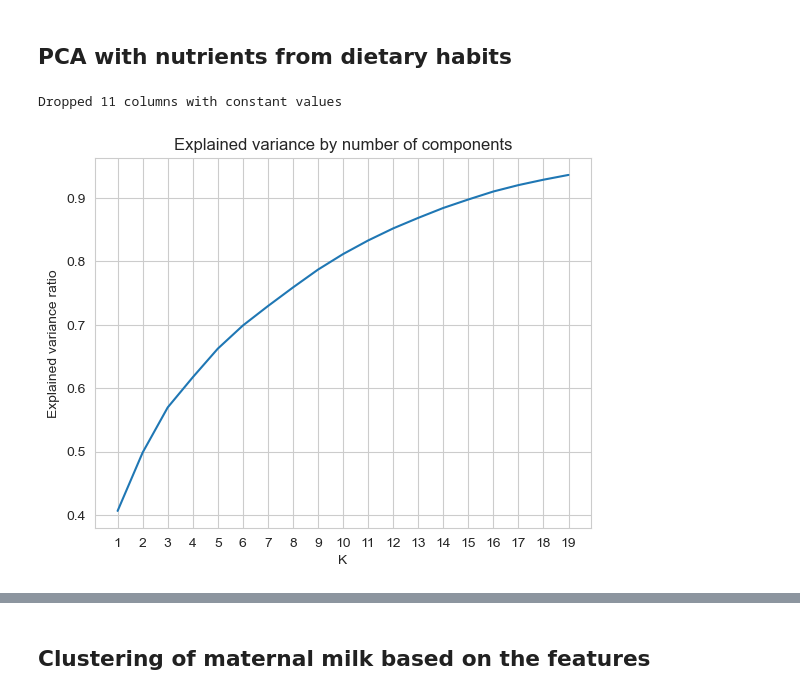
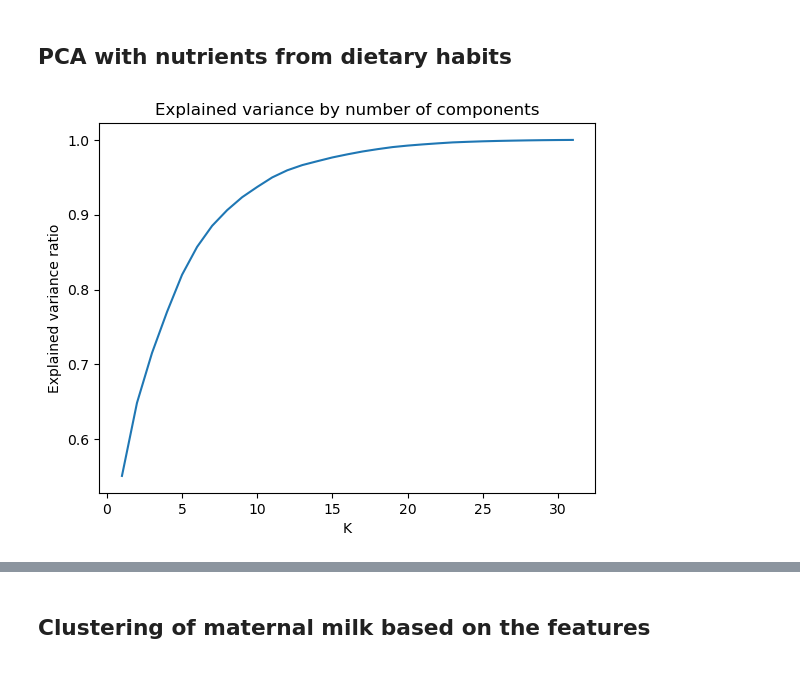
Before and after one commit to dr-leto/unimi, a Jupyter notebook: nutritional_epidemiology/breast_milk_eda.ipynb, the cells around one changed output, grey strips where cells are left out. Drawn from its saved outputs; the diff is of its cells as text; code cells hidden in the pictures.

```diff
--- a/nutritional_epidemiology/breast_milk_eda.ipynb
+++ b/nutritional_epidemiology/breast_milk_eda.ipynb
@@ -51,12 +51,16 @@ sns.boxplot(data=data["nutm8"]);
 import re
 
 # Select columns corresponding to the dietary habits
-raw_nutrient_cols = np.array([c for c in data.columns if re.match(r"nut[0-9]+", c)])
+# raw_nutrient_cols = np.array([c for c in data.columns if re.match(r"nut[0-9]+", c)])
 
 # Drop columns with constant values
-nutrient_cols = raw_nutrient_cols[data[raw_nutrient_cols].nunique() != 1]
+# nutrient_cols = raw_nutrient_cols[data[raw_nutrient_cols].nunique() != 1]
 
-print("Dropped %d columns with constant values" % (len(raw_nutrient_cols) - len(nutrient_cols)))
-raw_nutrients = data[nutrient_cols].values
+# print("Dropped %d columns with constant values" % (len(raw_nutrient_cols) - len(nutrient_cols)))
+
+diet_nutrient_cols = ["nut2", "nut3", "nut9", "nut10", "nut11", "nut14", "nut15", "nut16",
+             "nut17", "nut18", "nut19", "nut20", "nut21", "nut22", "nut23", "nut25", "nut26",
+             "nut29", "nut30", "nut31", "nut32", "nut33", "nut34", "nut35", "nut36",
+             "nut37", "nut46", "nut92", "nut93", "nut96", "nut97"]
+
+raw_diet_nutrients = data[diet_nutrient_cols].values
-# %% [output]
-Dropped 11 columns with constant values
@@ -72,15 +67,16 @@ s = np.zeros(shape=(len(s_arr), len(s_arr)))
+# %%
+from sklearn.preprocessing import StandardScaler
+from sklearn.decomposition import PCA
+
+sc = StandardScaler()
+diet_nutrients = sc.fit_transform(raw_diet_nutrients)
+
+pca = PCA(n_components=None)
+pca_model = pca.fit(diet_nutrients)
 # %%
-# Explained variance depending on the number of components selected
-
-explained_variance = []
-ks = list(range(1, 20))
-for k in ks:
-    explained_variance.append(np.sum(s_arr[:k]**2) / np.sum(s_arr**2))
-
-sns.lineplot(x=ks, y=explained_variance)
-plt.xticks(ks)
+sns.lineplot(x=list(range(1, raw_diet_nutrients.shape[1] + 1)), y=np.cumsum(pca_model.explained_variance_ratio_))
 plt.title("Explained variance by number of components")
 plt.xlabel("K")
 plt.ylabel("Explained variance ratio");
 # %% [output]
-[figure, old version]
+[figure, new version]
```
Also changed, not shown: parts of 33 cells of this notebook.
